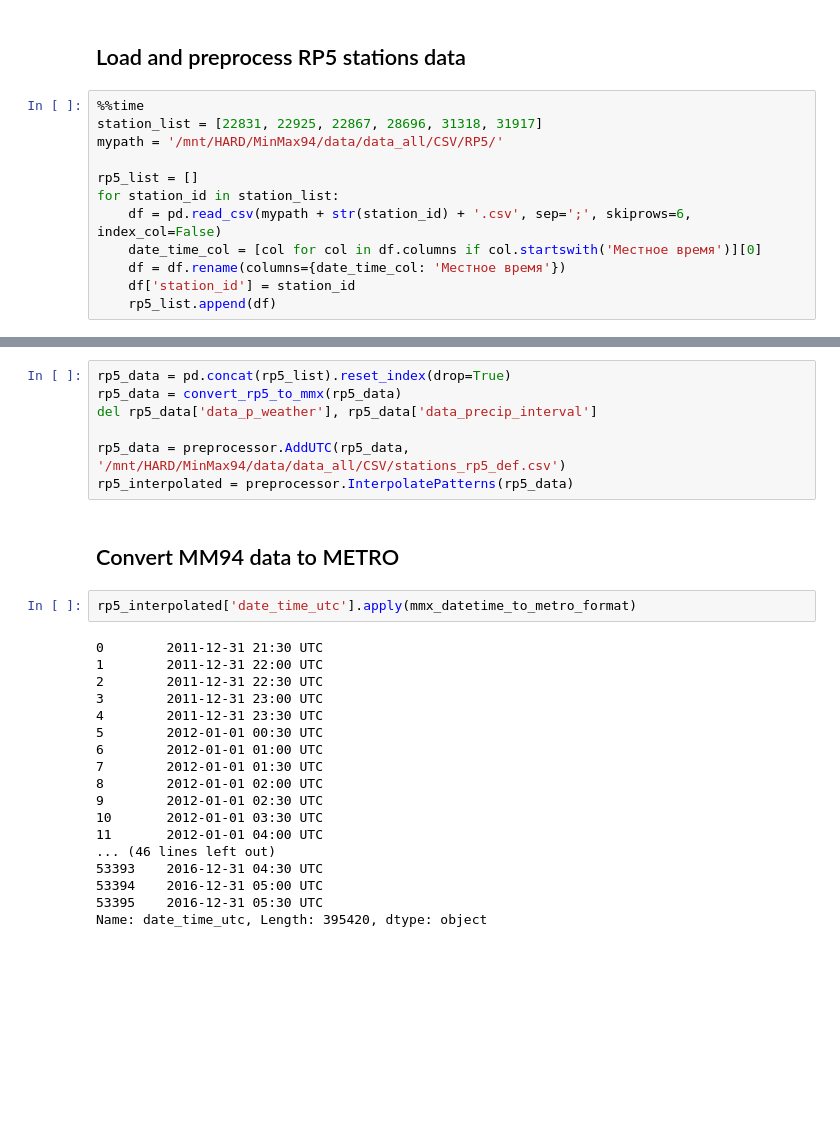
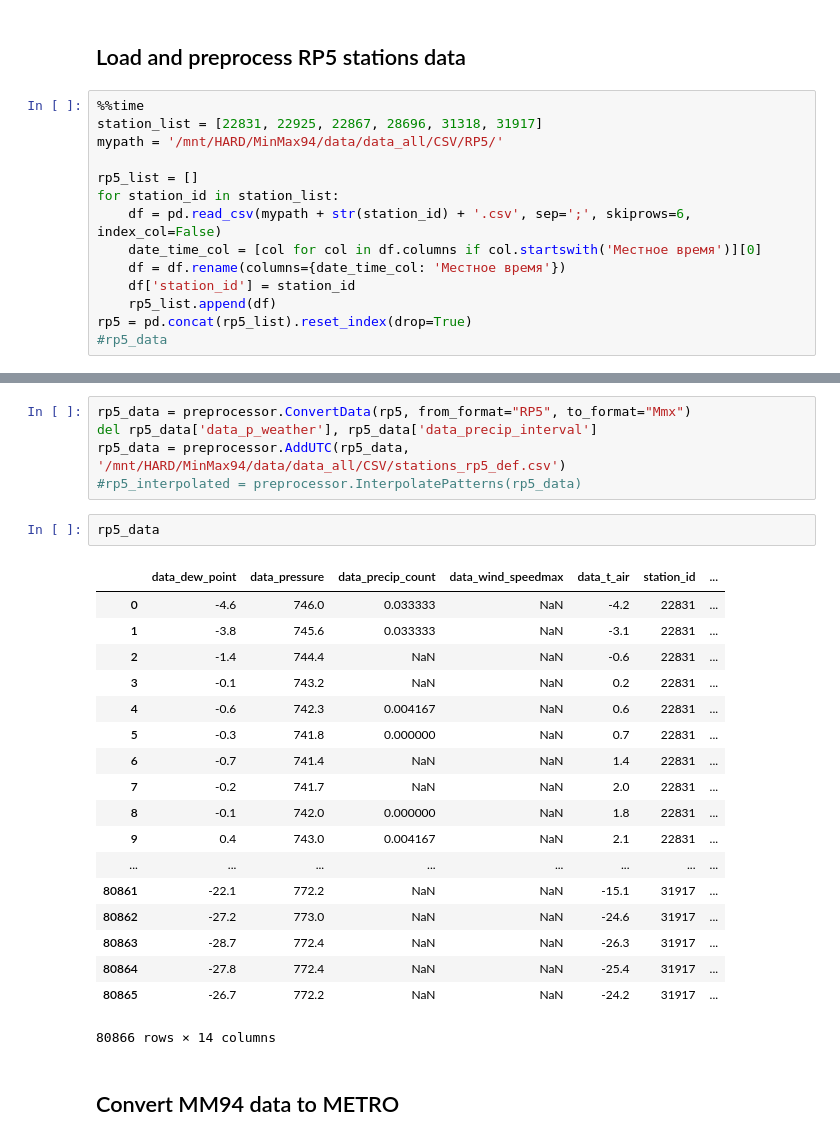
Before and after one commit to NdSv94/MinMax94, a Jupyter notebook: src/jupyter_notebooks/new_loader_test.ipynb, the cells around one changed output, grey strips where cells are left out. Saved outputs shown, nothing was run; the diff lists cells and outputs as text; blank space fills up the shorter version.

Commit message:
Changes in preprocessing/converting procedure

```diff
--- a/src/jupyter_notebooks/new_loader_test.ipynb
+++ b/src/jupyter_notebooks/new_loader_test.ipynb
@@ -58,4 +57,6 @@ for station_id in station_list:
     df = df.rename(columns={date_time_col: 'Местное время'})
     df['station_id'] = station_id
     rp5_list.append(df)
+rp5 = pd.concat(rp5_list).reset_index(drop=True)
+#rp5_data
 # %% [output]
@@ -64,29 +65,28 @@ Wall time: 384 ms
 # %%
-rp5_data = pd.concat(rp5_list).reset_index(drop=True)
-rp5_data = convert_rp5_to_mmx(rp5_data)
+rp5_data = preprocessor.ConvertData(rp5, from_format="RP5", to_format="Mmx")
 del rp5_data['data_p_weather'], rp5_data['data_precip_interval']
-
 rp5_data = preprocessor.AddUTC(rp5_data, '/mnt/HARD/MinMax94/data/data_all/CSV/stations_rp5_def.csv')
-rp5_interpolated = preprocessor.InterpolatePatterns(rp5_data)
+#rp5_interpolated = preprocessor.InterpolatePatterns(rp5_data)
+# %%
+rp5_data
+# %% [output]
+|  | data_dew_point | data_pressure | data_precip_count | data_wind_speedmax | data_t_air | station_id | ... |
+| 0 | -4.6 | 746.0 | 0.033333 | NaN | -4.2 | 22831 | ... |
+| 1 | -3.8 | 745.6 | 0.033333 | NaN | -3.1 | 22831 | ... |
+| 2 | -1.4 | 744.4 | NaN | NaN | -0.6 | 22831 | ... |
+| 3 | -0.1 | 743.2 | NaN | NaN | 0.2 | 22831 | ... |
+| 4 | -0.6 | 742.3 | 0.004167 | NaN | 0.6 | 22831 | ... |
+| 5 | -0.3 | 741.8 | 0.000000 | NaN | 0.7 | 22831 | ... |
+| 6 | -0.7 | 741.4 | NaN | NaN | 1.4 | 22831 | ... |
+| 7 | -0.2 | 741.7 | NaN | NaN | 2.0 | 22831 | ... |
+| 8 | -0.1 | 742.0 | 0.000000 | NaN | 1.8 | 22831 | ... |
+| 9 | 0.4 | 743.0 | 0.004167 | NaN | 2.1 | 22831 | ... |
+| ... | ... | ... | ... | ... | ... | ... | ... |
+| 80861 | -22.1 | 772.2 | NaN | NaN | -15.1 | 31917 | ... |
+| 80862 | -27.2 | 773.0 | NaN | NaN | -24.6 | 31917 | ... |
+| 80863 | -28.7 | 772.4 | NaN | NaN | -26.3 | 31917 | ... |
+| 80864 | -27.8 | 772.4 | NaN | NaN | -25.4 | 31917 | ... |
+| 80865 | -26.7 | 772.2 | NaN | NaN | -24.2 | 31917 | ... |
+80866 rows × 14 columns
 # %% [markdown]
 ## Convert MM94 data to METRO
-# %%
-rp5_interpolated['date_time_utc'].apply(mmx_datetime_to_metro_format)
-# %% [output]
-0        2011-12-31 21:30 UTC
-1        2011-12-31 22:00 UTC
-2        2011-12-31 22:30 UTC
-3        2011-12-31 23:00 UTC
-4        2011-12-31 23:30 UTC
-5        2012-01-01 00:30 UTC
-6        2012-01-01 01:00 UTC
-7        2012-01-01 01:30 UTC
-8        2012-01-01 02:00 UTC
-9        2012-01-01 02:30 UTC
-10       2012-01-01 03:30 UTC
-11       2012-01-01 04:00 UTC
-... (46 lines left out)
-53393    2016-12-31 04:30 UTC
-53394    2016-12-31 05:00 UTC
-53395    2016-12-31 05:30 UTC
-Name: date_time_utc, Length: 395420, dtype: object
```
Also changed, not shown: parts of 4 cells of this notebook, 5 other files.
